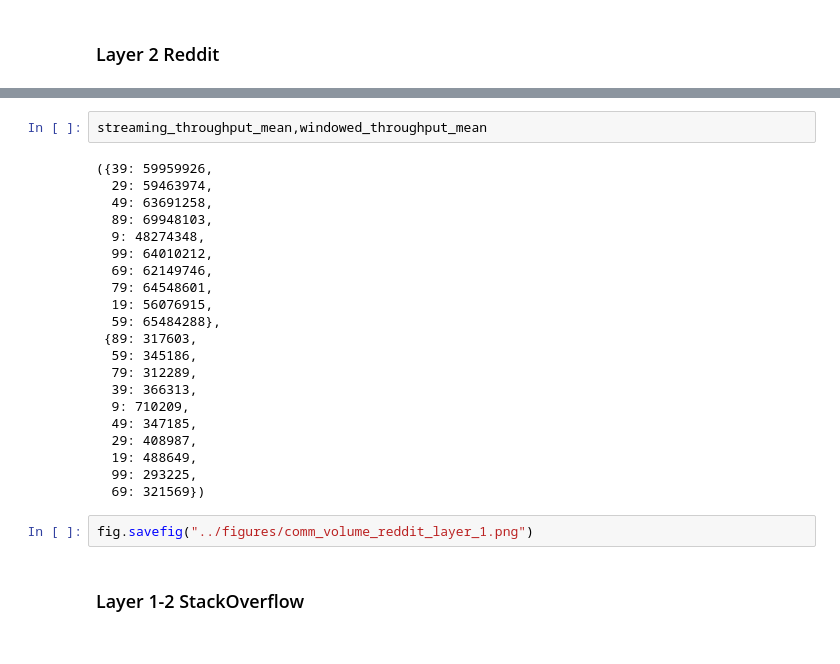
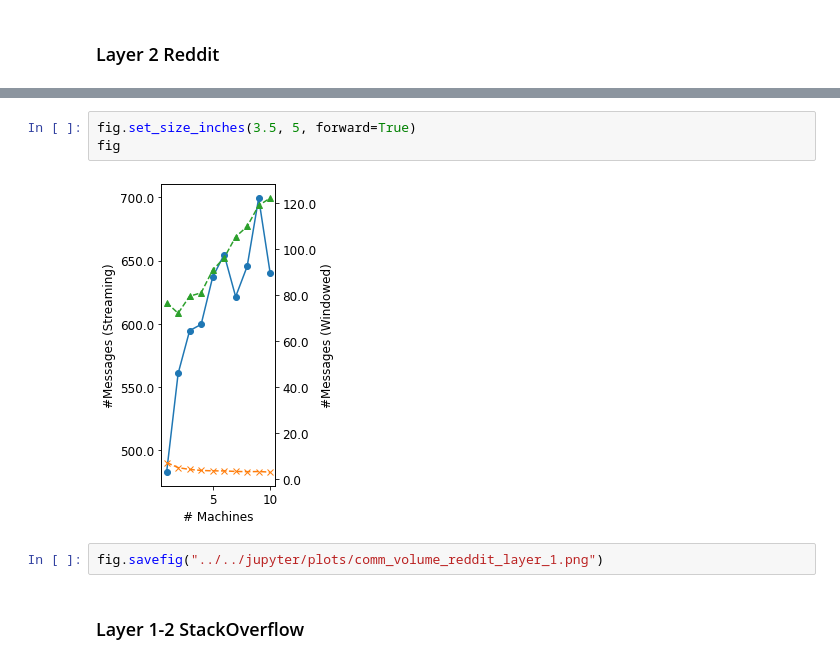
Before and after one commit to Rustam-Warwick/d3-gnn, a Jupyter notebook: helper-scripts/jupyter/Process Flink Metrics.ipynb, the cells around one changed output, grey strips where cells are left out. Drawn from its saved outputs; the diff is of its cells as text.

```diff
--- a/helper-scripts/jupyter/Process Flink Metrics.ipynb
+++ b/helper-scripts/jupyter/Process Flink Metrics.ipynb
@@ -551,28 +549,10 @@ plt.rcParams["figure.figsize"] = (3,5)
-# %%
-streaming_throughput_mean,windowed_throughput_mean
-# %% [output]
-({39: 59959926,
-  29: 59463974,
-  49: 63691258,
-  89: 69948103,
-  9: 48274348,
-  99: 64010212,
-  69: 62149746,
-  79: 64548601,
-  19: 56076915,
-  59: 65484288},
- {89: 317603,
-  59: 345186,
-  79: 312289,
-  39: 366313,
-  9: 710209,
-  49: 347185,
-  29: 408987,
-  19: 488649,
-  99: 293225,
-  69: 321569})
+# %%
+fig.set_size_inches(3.5, 5, forward=True)
+fig
+# %% [output]
+[figure, added]
 # %%
-fig.savefig("../figures/comm_volume_reddit_layer_1.png")
+fig.savefig("../../jupyter/plots/comm_volume_reddit_layer_1.png")
 # %% [markdown]
 ### Layer 1-2 StackOverflow
 # %%
```
Also changed, not shown: parts of 15 cells of this notebook, 29 other files.
